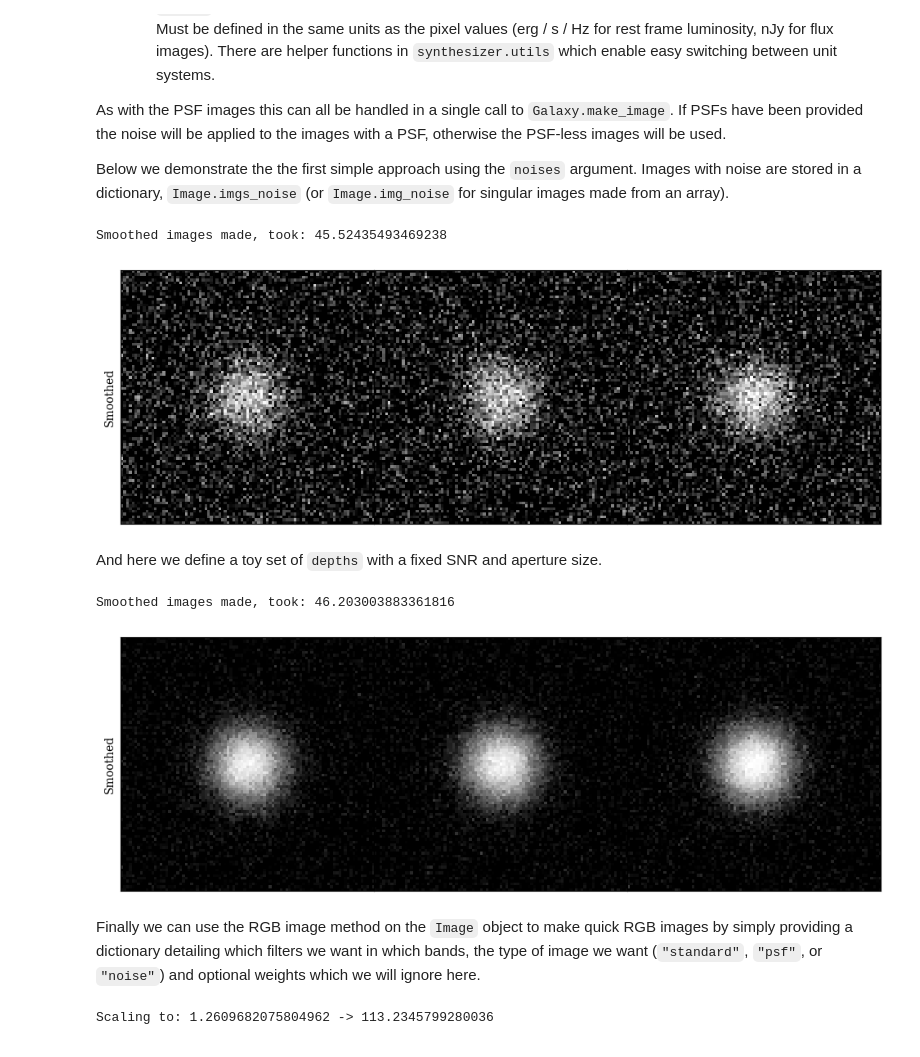
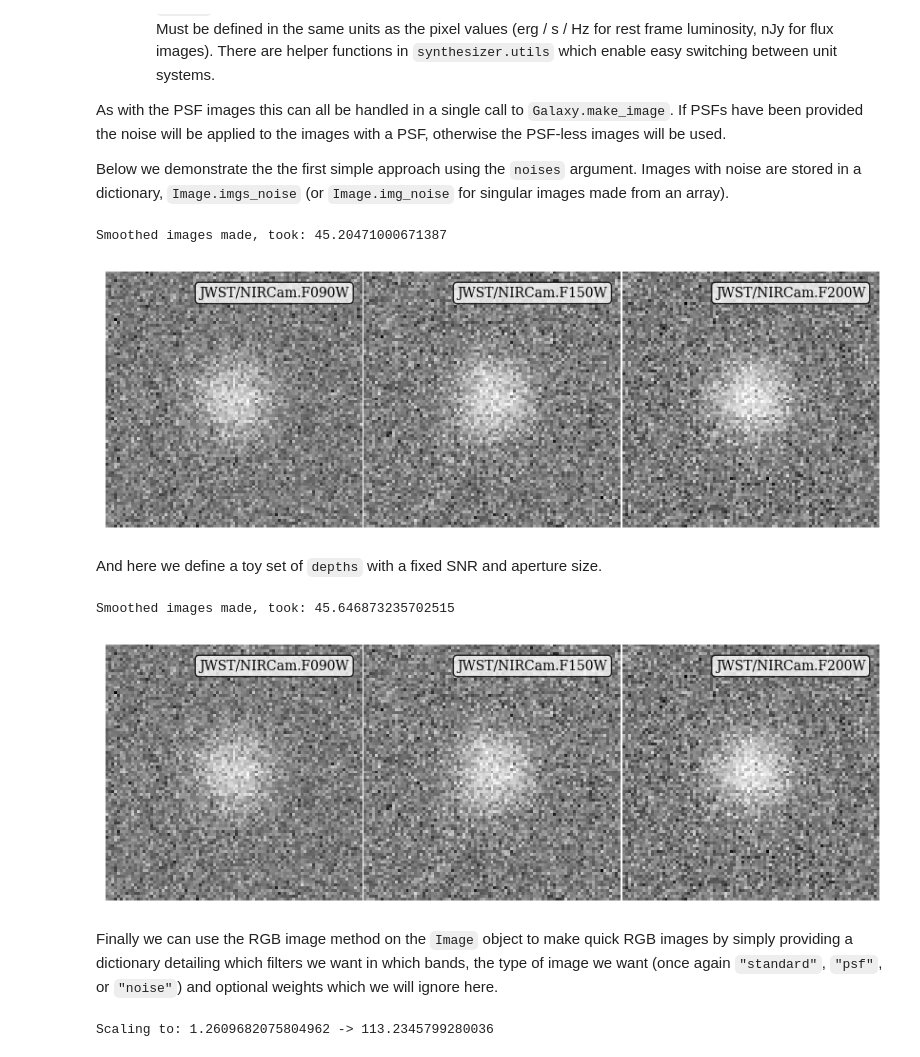
Before and after one commit to WillJRoper/synthesizer-history_change, a Jupyter notebook: docs/source/imaging/particle_imaging.ipynb, the cells around one changed output. Saved outputs shown, nothing was run; the diff lists cells and outputs as text; code cells hidden in the pictures.

```diff
--- a/docs/source/imaging/particle_imaging.ipynb
+++ b/docs/source/imaging/particle_imaging.ipynb
@@ -427,34 +405,13 @@ for img in simple_noise_imgs.values():
     up = np.percentile(img, 99.9)
     if up > vmax:
         vmax = up
-norm = cm.Normalize(vmin=0, vmax=vmax)
 
-# Set up plot
-fig = plt.figure(figsize=(4 * len(filters), 4 * 2))
-gs = gridspec.GridSpec(1, len(filters), hspace=0.0, wspace=0.0)
-
-# Create the row of axes
-axes = []
-for i in range(len(filters)):
-    axes.append(fig.add_subplot(gs[0, i]))
-
-# Loop over images plotting them
-for ax, fcode in zip(axes, filter_codes):
-    ax.imshow(simple_noise_imgs[fcode], norm=norm, cmap="Greys_r")
-    ax.tick_params(axis='both', which='both', left=False,
-                   right=False, labelleft=False, labelright=False,
-                   bottom=False, top=False, labelbottom=False,
-                   labeltop=False)
-
-# Set y axis label on left most plot
-axes[0].set_ylabel("Smoothed")
-
-# Plot the image
-plt.show()
+# Get the plot
+fig, ax = simple_noise_img.plot_image(img_type="noise", show=True, vmin=0, vmax=vmax)
 plt.close(fig)
 # %% [output]
-Smoothed images made, took: 45.52435493469238
+Smoothed images made, took: 45.20471000671387
-[figure, old version]
+[figure, new version]
 # %% [markdown]
 And here we define a toy set of `depths` with a fixed SNR and aperture size.
 # %%
@@ -469,60 +426,39 @@ noise_img = galaxy.make_image(
     fov=width,
     img_type="smoothed",
     sed=sed,
     filters=filters,
     rest_frame=False,
     cosmo=cosmo,
     psfs=psfs,
     super_resolution_factor=2,
     depths=depths,
     snrs=5,
     aperture=0.2,
 )
 
 print("Smoothed images made, took:", time.time() - img_start)
 
 noise_imgs = noise_img.imgs_noise
 
 # Lets set up a simple normalisation across all images
 vmax = 0
 vmin = np.inf
 for img in noise_imgs.values():
     up = np.percentile(img, 99.9)
     low = -np.percentile(img, 32)
     if up > vmax:
         vmax = up
     if low < vmin:
         vmin = low
-norm = cm.Normalize(vmin=vmin, vmax=vmax)
 
-# Set up plot
-fig = plt.figure(figsize=(4 * len(filters), 4 * 2))
-gs = gridspec.GridSpec(1, len(filters), hspace=0.0, wspace=0.0)
-
-# Create the row of axes
-axes = []
-for i in range(len(filters)):
-    axes.append(fig.add_subplot(gs[0, i]))
-
-# Loop over images plotting them
-for ax, fcode in zip(axes, filter_codes):
-    ax.imshow(noise_imgs[fcode], norm=norm, cmap="Greys_r")
-    ax.tick_params(axis='both', which='both', left=False,
-                   right=False, labelleft=False, labelright=False,
-                   bottom=False, top=False, labelbottom=False,
-                   labeltop=False)
-
-# Set y axis label on left most plot
-axes[0].set_ylabel("Smoothed")
-
-# Plot the image
-plt.show()
+# Get the plot
+fig, ax = simple_noise_img.plot_image(img_type="noise", show=True, vmin=vmin, vmax=vmax)
 plt.close(fig)
 # %% [output]
-Smoothed images made, took: 46.203003883361816
+Smoothed images made, took: 45.646873235702515
-[figure, old version]
+[figure, new version]
 # %% [markdown]
-Finally we can use the RGB image method on the `Image` object to make quick RGB images by simply providing a dictionary detailing which filters we want in which bands, the type of image we want (`"standard"`, `"psf"`, or `"noise"`) and optional weights which we will ignore here.
+Finally we can use the RGB image method on the `Image` object to make quick RGB images by simply providing a dictionary detailing which filters we want in which bands, the type of image we want (once again `"standard"`, `"psf"`, or `"noise"`) and optional weights which we will ignore here.
 # %%
 # Create the rgb image from the psf image above example using our 3 filters
 rgb_img = noise_img.make_rgb_image(
```
Also changed, not shown: parts of 12 cells of this notebook.
